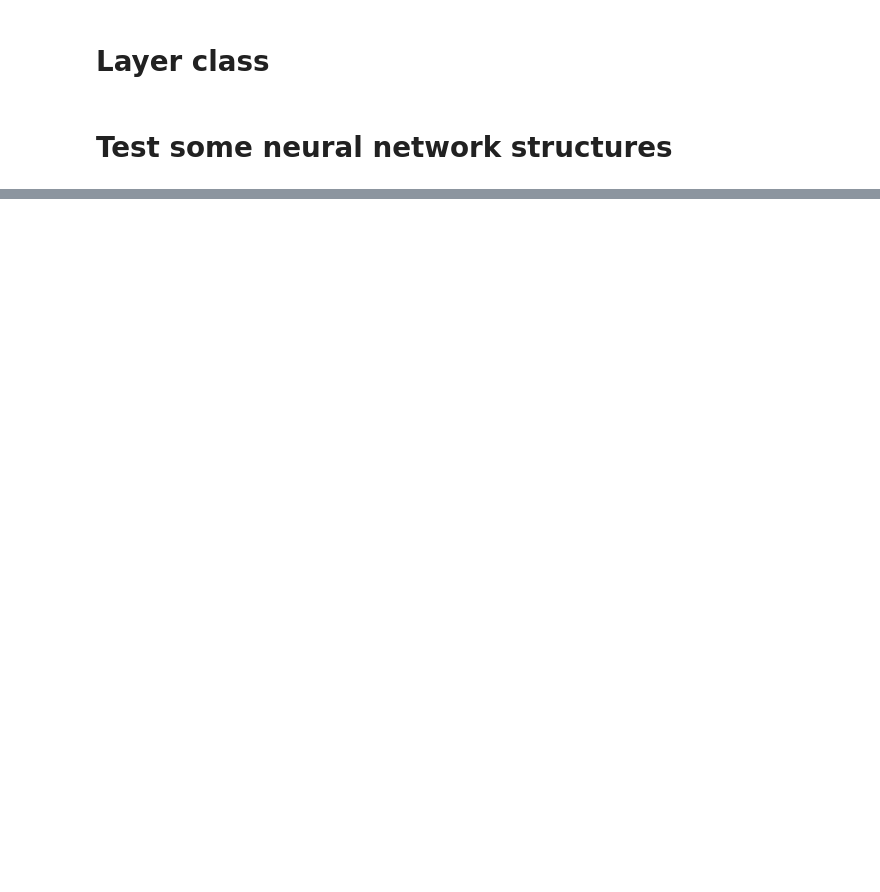
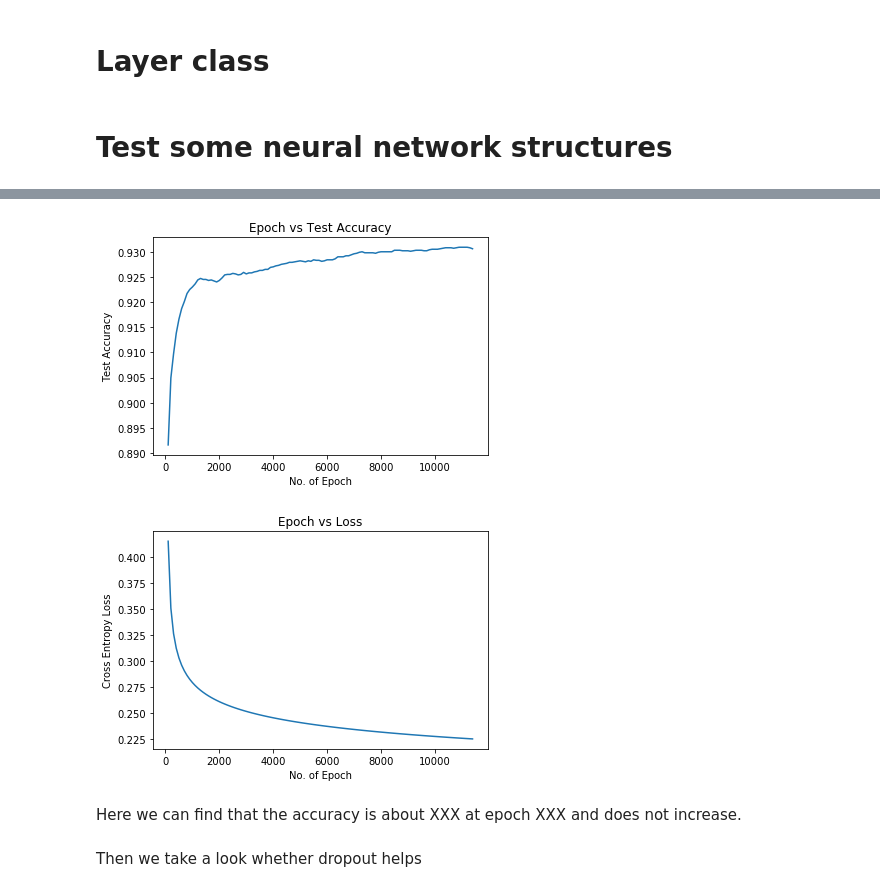
Before and after one commit to gdqb233/mathandcodingcoursework, a Jupyter notebook: task2/task2.ipynb, the cells around one changed output, grey strips where cells are left out. Cells and saved outputs as stored; diff of their text form; code cells hidden in the pictures; blank space fills up the shorter version.

```diff
--- a/task2/task2.ipynb
+++ b/task2/task2.ipynb
@@ -208,7 +208,7 @@ class NeuralNetwork:
 
             #-------------------------------------------------------------------------------forward process
 
-            ###########get the indice list first. Also not needed if dont do dropout
+            ################################get the indice list first. Also not needed if dont do dropout
             self.indicelist = []
             for i in range(self.layernumber):
                 activenodesnumber = int(self.nodesnumberlist[i] * self.activenodesratelist[i])
@@ -237,10 +237,8 @@ class NeuralNetwork:
             y_temp = self.a[-1].copy()                 #temporary predict result
 
 
-
-            y_test_temp = self.predict(x_test)
-
-            if (epoch+1) % 100 == 0:                          #print something
+            if (epoch+1) % 100 == 0:                          #print something every 100 epoch
+                y_test_temp = self.predict(x_test)                 #calculate the currently predicted values
                 print('epoch', epoch+1, 'lr', lr, 'test accuracy:', accuracy(y_test_temp, y_test))
                 print('crossentropyerror:', cross_entropy_error(y_temp, y), 'mse:', mean_squared_error(y_temp, y))
                 self.epochnumberrecordinglist.append(epoch+1)
@@ -248,11 +246,12 @@ class NeuralNetwork:
                 self.meansquarederrorrecordinglist.append(mean_squared_error(y_temp, y))
                 self.testaccuracyrecordinglist.append(accuracy(y_test_temp, y_test))
 
-                #stop criteria. If test accuracy does not grow in 5 checkpoints (100 epoches per checkpoint), then stop training.
-                if epoch > 1000:
-                    if testaccuracyrecordinglist[-1] == min [testaccuracyrecordinglist[-1], testaccuracyrecordinglist[-2], testaccuracyrecordinglist[-3], testaccuracyrecordinglist[-4], testaccuracyrecordinglist[-5]]:
+                #stop criteria. After 2000 epoches, If test accuracy does not grow in 10 checkpoints (100 epoches per checkpoint), then stop training.
+                if epoch > 2000:
+                    if max([testaccuracyrecordinglist[i]- self.testaccuracyrecordinglist[i-1] for i in range (-10, 0)]) <= 0:
+                        print('current epoch', (epoch+1), 'stop training', 'test accuracy:', accuracy(y_test_temp, y_test))
                         break
-                        print('current epoch', (epoch+1), stop training, 'test accuracy:', accuracy(y_test_temp, y_test))
+
 
             #------------------------------------------------------------------------------backward process
 
@@ -325,0 +340,5 @@ class DenseLayer:
+# %%
+nn1  = NeuralNetwork()
+nn1.add(DenseLayer(100, 'relu', 0))
+nn1.add(DenseLayer(10, 'softmax', 0))
+nn1.fit(x_train, y_train, 15000, initial_lr = 2)
@@ -325,0 +363,19 @@ class DenseLayer:
+# %%
+plt.plot(nn1.epochnumberrecordinglist, nn1.testaccuracyrecordinglist)
+plt.xlabel("No. of Epoch")
+plt.ylabel("Test Accuracy")
+plt.title("Epoch vs Test Accuracy")
+plt.show()
+
+plt.plot(nn1.epochnumberrecordinglist, nn1.crossentropyrecordinglist)
+plt.xlabel("No. of Epoch")
+plt.ylabel("Cross Entropy Loss")
+plt.title("Epoch vs Loss")
+plt.show()
+# %% [output]
+[figure, added]
+[figure, added]
+# %% [markdown]
+Here we can find that the accuracy is about XXX at epoch XXX and does not increase.
+# %% [markdown]
+Then we take a look whether dropout helps
```
Also changed, not shown: parts of 13 cells of this notebook.
